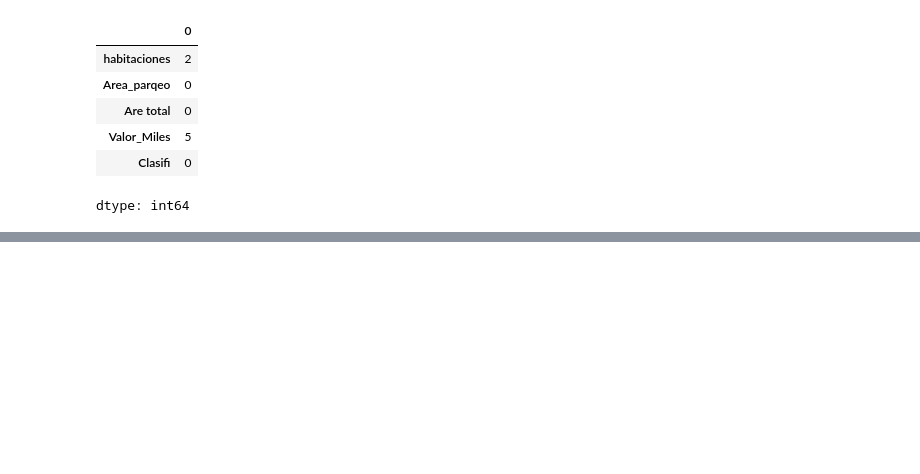
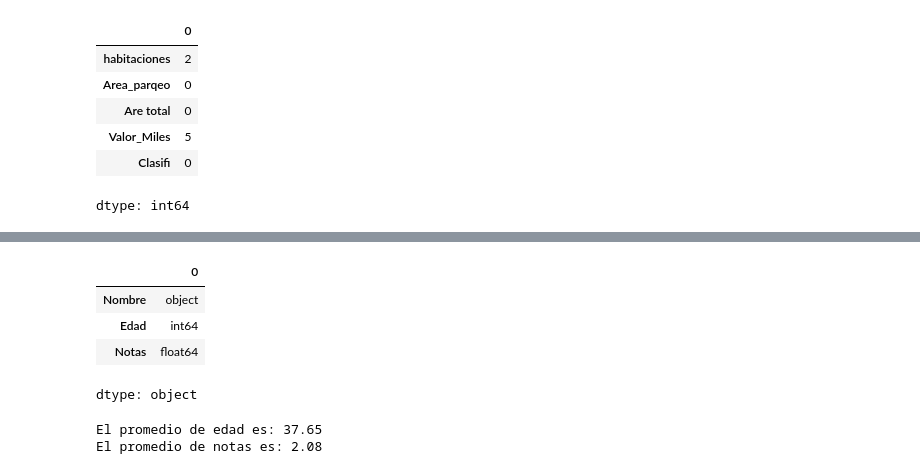
Before and after one commit to M4teoSandoval/Clase-Inteligencia-Artificiall, a Jupyter notebook: Class13/02.ipynb, the cells around one changed output, grey strips where cells are left out. Saved outputs shown, nothing was run; the diff lists cells and outputs as text; code cells hidden in the pictures; blank space fills up the shorter version.

```diff
--- a/Class13/02.ipynb
+++ b/Class13/02.ipynb
@@ -190,0 +351,22 @@ dtype: int64
+# %%
+alumnos.dtypes
+# %% [output]
+|  | 0 |
+| Nombre | object |
+| Edad | int64 |
+| Notas | float64 |
+dtype: object
+# %%
+# prompt: calcula el promedio de edad y notas
+
+# Calculate the average age
+average_age = alumnos['Edad'].mean()
+
+# Calculate the average grade
+average_grade = alumnos['Notas'].mean()
+
+print(f"El promedio de edad es: {average_age}")
+print(f"El promedio de notas es: {average_grade}")
+# %% [output]
+El promedio de edad es: 37.65
+El promedio de notas es: 2.08
```
Also changed, not shown: parts of 19 cells of this notebook.
